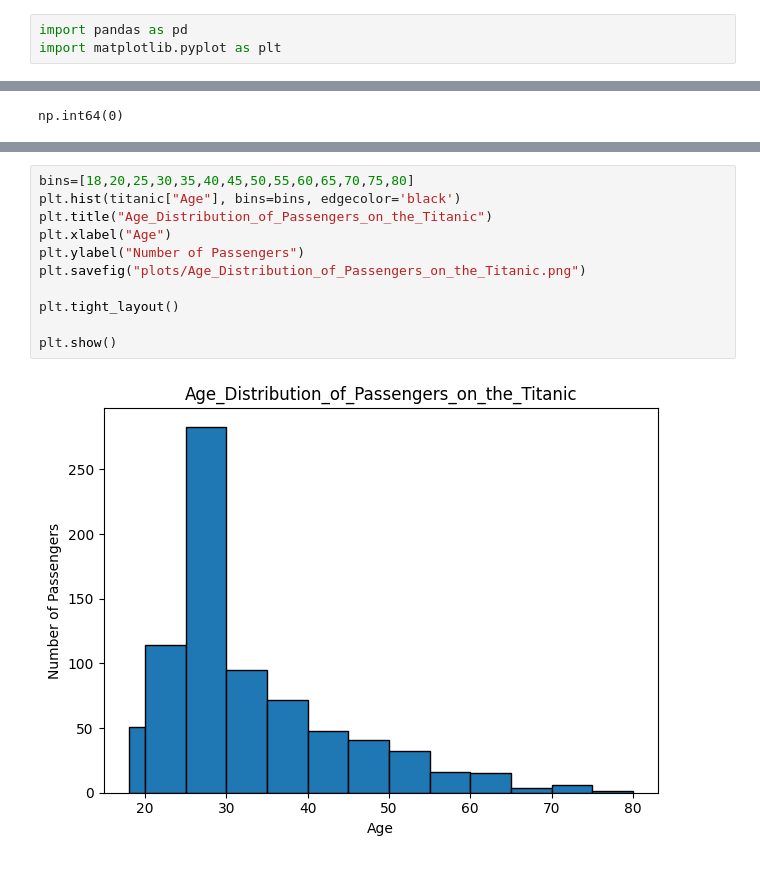
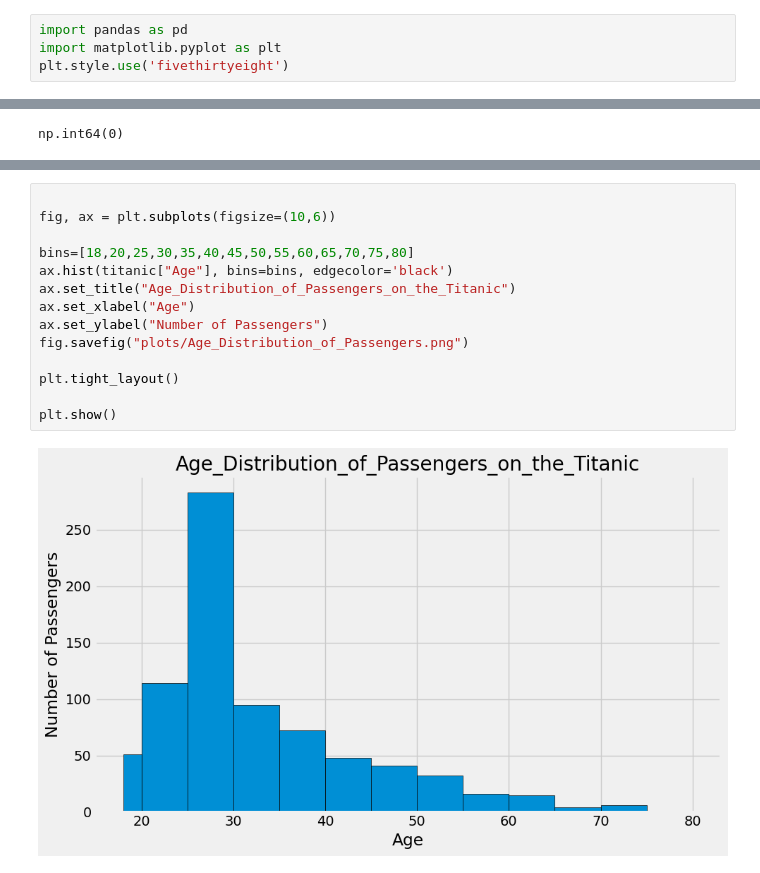
Before and after one commit to Rudeus0/titanic-data-analysis, a Jupyter notebook: analysis.ipynb, the cells around one changed output, grey strips where cells are left out. Drawn from its saved outputs; the diff is of its cells as text.

```diff
--- a/analysis.ipynb
+++ b/analysis.ipynb
@@ -1,6 +1,7 @@
 # %%
 import pandas as pd
 import matplotlib.pyplot as plt
+plt.style.use('fivethirtyeight')
 # %%
 titanic = pd.read_csv('data/titanic.csv')
 titanic.head()
@@ -129,14 +135,17 @@ plt.show()
 # %%
+
+fig, ax = plt.subplots(figsize=(10,6))
+
 bins=[18,20,25,30,35,40,45,50,55,60,65,70,75,80]
-plt.hist(titanic["Age"], bins=bins, edgecolor='black')
-plt.title("Age_Distribution_of_Passengers_on_the_Titanic")
-plt.xlabel("Age")
-plt.ylabel("Number of Passengers")
-plt.savefig("plots/Age_Distribution_of_Passengers_on_the_Titanic.png")
+ax.hist(titanic["Age"], bins=bins, edgecolor='black')
+ax.set_title("Age_Distribution_of_Passengers_on_the_Titanic")
+ax.set_xlabel("Age")
+ax.set_ylabel("Number of Passengers")
+fig.savefig("plots/Age_Distribution_of_Passengers.png")
 
 plt.tight_layout()
 
 plt.show()
 # %% [output]
-[figure, old version]
+[figure, new version]
 # %%
```
Also changed, not shown: parts of 7 cells of this notebook, 11 other files.
